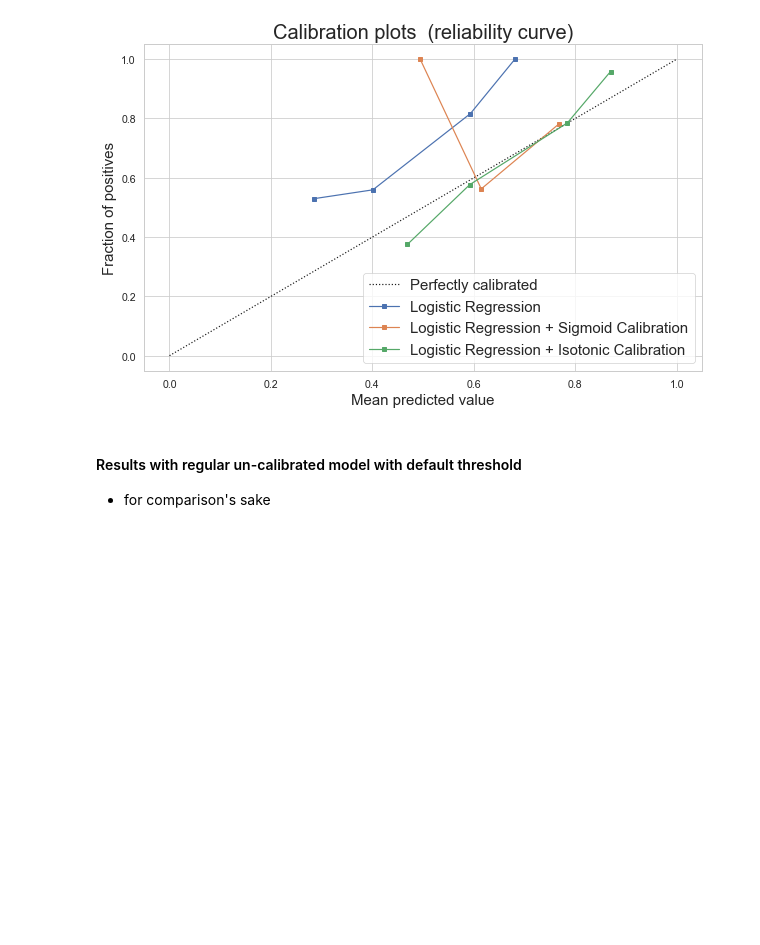
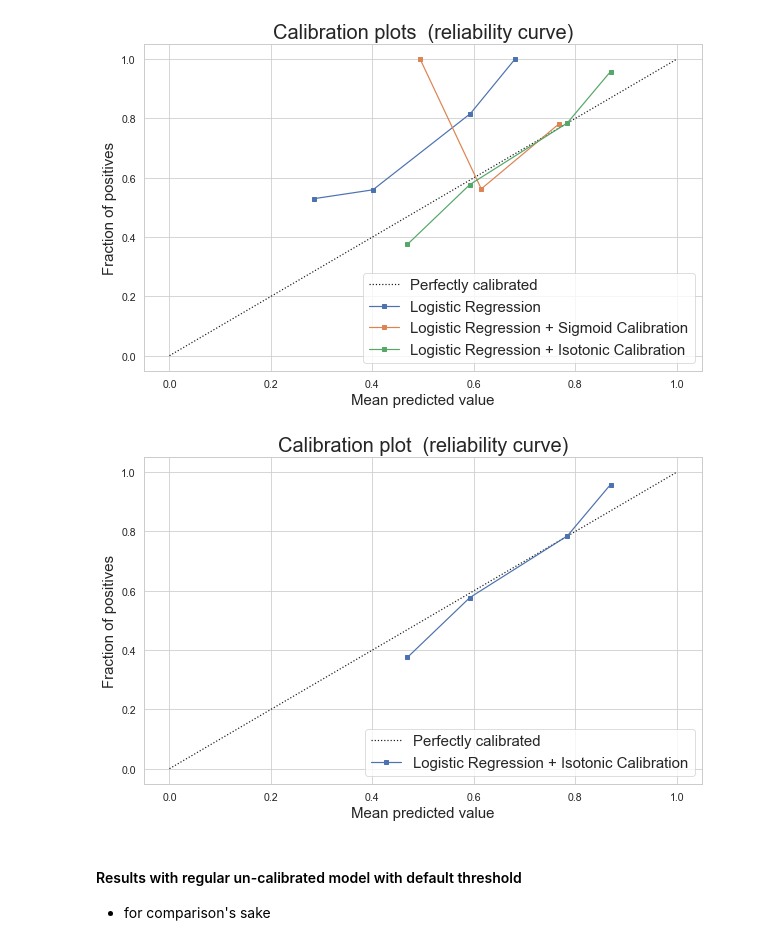
Before and after one commit to mvantieghem/mcc_metastasis, a Jupyter notebook: notebooks/03_final_results_with_TNM_outcome_and_growth.ipynb, the cells around one changed output. Drawn from its saved outputs; the diff is of its cells as text; code cells hidden in the pictures; blank space fills up the shorter version.

```diff
--- a/notebooks/03_final_results_with_TNM_outcome_and_growth.ipynb
+++ b/notebooks/03_final_results_with_TNM_outcome_and_growth.ipynb
@@ -381,6 +384,21 @@ plt.title('Calibration plots  (reliability curve)', size = 20)
 # %% [output]
 Text(0.5, 1.0, 'Calibration plots  (reliability curve)')
 [figure]
+# %%
+figure_path = "../figures/NCDB_final_model/"
+fig = plt.figure(figsize=(10, 6))
+plt.plot([0, 1], [0, 1], "k:", label="Perfectly calibrated")
+fraction_of_positives, mean_predicted_value = calibration_curve(y_val, Isotonic_y_val_probs, n_bins = 6)
+plt.plot(mean_predicted_value, fraction_of_positives, "s-", label = "Logistic Regression + Isotonic Calibration")
+
+plt.xlabel("Mean predicted value", size = 15)
+plt.ylabel("Fraction of positives", size = 15)
+plt.ylim([-0.05, 1.05])
+plt.legend(loc="lower right", fontsize = 15)
+plt.title('Calibration plot  (reliability curve)', size = 20)
+plt.savefig(os.path.join(figure_path, "Calibration_validation_plot_final.png"))
+# %% [output]
+[figure, added]
 # %% [markdown]
 #### Results with regular un-calibrated model with default threshold
 - for comparison's sake
```
Also changed, not shown: parts of 1 cell of this notebook, 2 other files.
